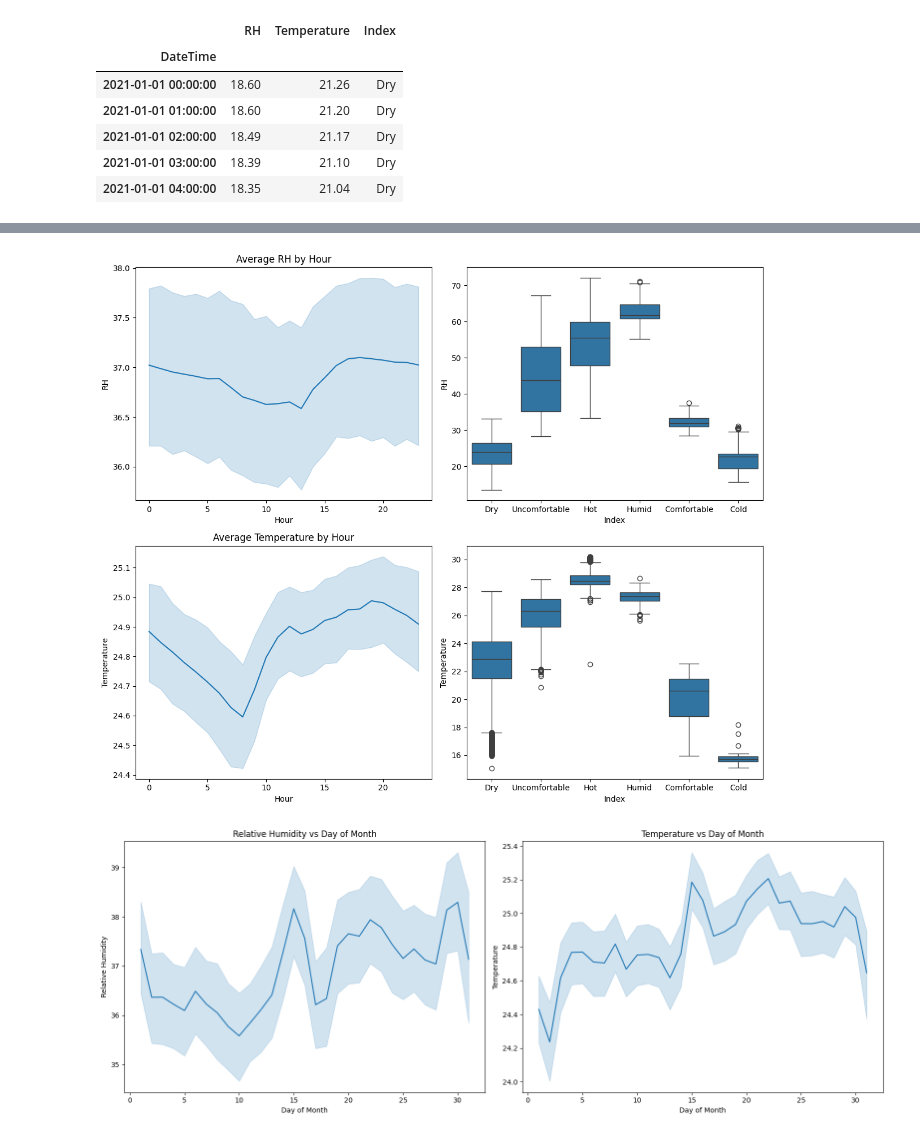
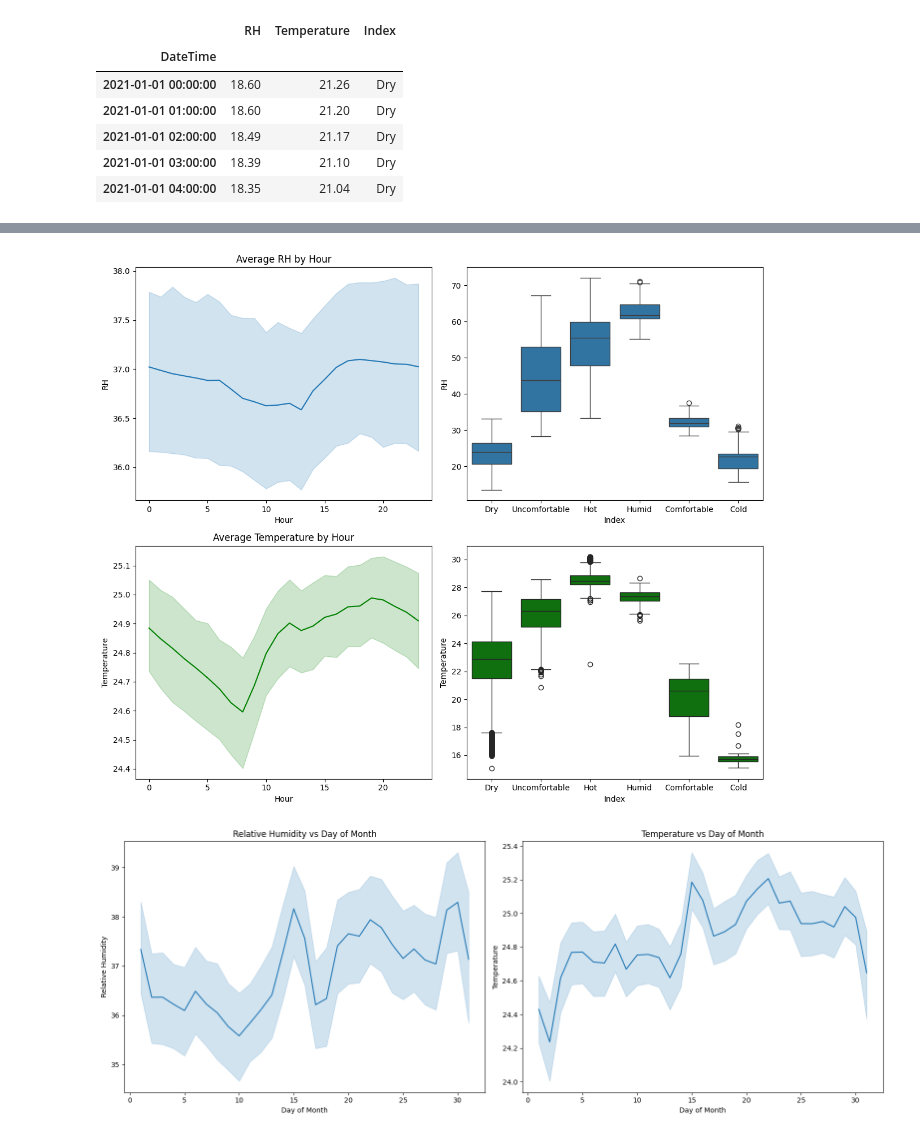
Before and after one commit to mshapna/EDA_Timeseries, a Jupyter notebook: EDA_Ver2.ipynb, the cells around one changed output, grey strips where cells are left out. Saved outputs shown, nothing was run; the diff lists cells and outputs as text; code cells hidden in the pictures.

```diff
--- a/EDA_Ver2.ipynb
+++ b/EDA_Ver2.ipynb
@@ -115,35 +115,35 @@ plt.show()
 # %%
 import matplotlib.pyplot as plt
 import seaborn as sns
 
 # Create a subplot with 2 rows and 2 columns
 fig, axes = plt.subplots(nrows=2, ncols=2, figsize=(12, 10))
 
 # Plot 1: Average RH by Hour
 sns.lineplot(data=df, x="Hour", y="RH", estimator="mean", ax=axes[0, 0])
 axes[0, 0].set_title('Average RH by Hour')
 
 # Plot 2: RH distribution by Index
 sns.boxplot(x='Index', y='RH', data=df, ax=axes[0, 1])
 axes[0, 1].set_xlabel('Index')
 axes[0, 1].set_ylabel('RH')
 
-# Plot 3: Average Temperature by Hour
-sns.lineplot(data=df, x="Hour", y="Temperature", estimator="mean", ax=axes[1, 0])
+# Plot 3: Average Temperature by Hour (color set to green)
+sns.lineplot(data=df, x="Hour", y="Temperature", estimator="mean", ax=axes[1, 0], color='green')
 axes[1, 0].set_title('Average Temperature by Hour')
 
-# Plot 4: Temperature distribution by Index
-sns.boxplot(x='Index', y='Temperature', data=df, ax=axes[1, 1])
+# Plot 4: Temperature distribution by Index (color set to green)
+sns.boxplot(x='Index', y='Temperature', data=df, ax=axes[1, 1], color='green')
 axes[1, 1].set_xlabel('Index')
 axes[1, 1].set_ylabel('Temperature')
 
 # Adjust layout
 plt.tight_layout()
 
 # Show the combined plot
 plt.show()
 # %% [output]
-[figure, old version]
+[figure, new version]
 # %%
 import seaborn as sns
 import matplotlib.pyplot as plt
```
Also changed, not shown: parts of 3 cells of this notebook.
